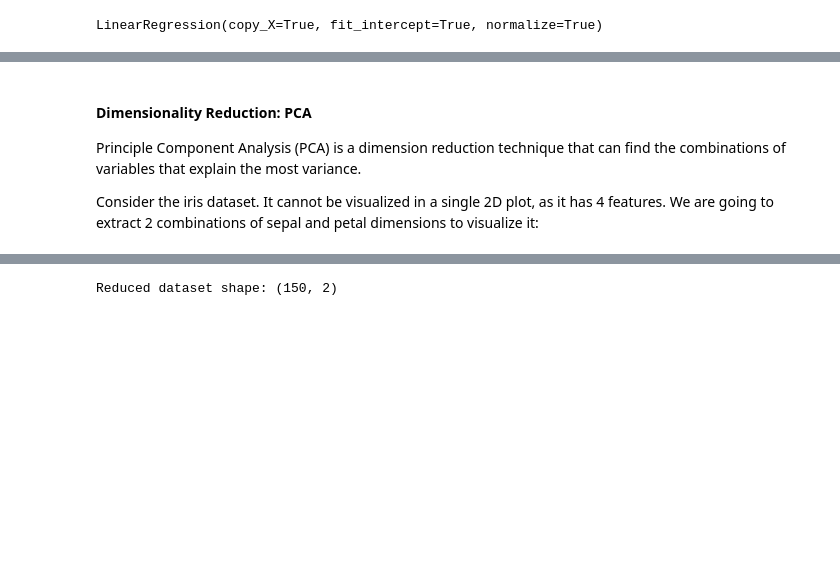
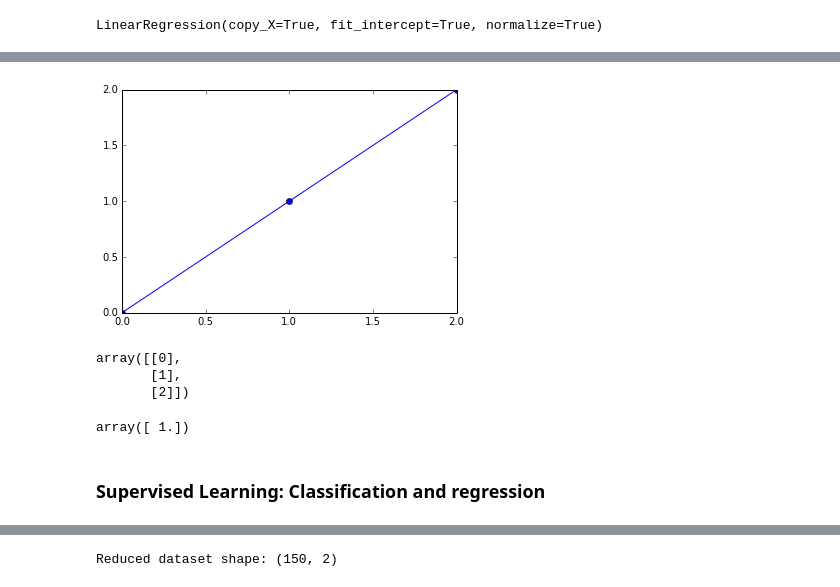
Before and after one commit to jakevdp/sklearn_pycon2014, a Jupyter notebook: notebooks/03_basic_principles.ipynb, the cells around one changed output, grey strips where cells are left out. Drawn from its saved outputs; the diff is of its cells as text; code cells hidden in the pictures; blank space fills up the shorter version.

Commit message:
update basic principles

```diff
--- a/notebooks/03_basic_principles.ipynb
+++ b/notebooks/03_basic_principles.ipynb
@@ -379,8 +57,0 @@ The simplest possible regression is fitting a line to data:
-# %%
-# Create some simple data
-import numpy as np
-np.random.seed(0)
-X = np.random.random(size=(20, 1))
-y = 3 * X.squeeze() + 2 + 0.3 * np.random.normal(size=20)
-
-plt.plot(X.squeeze(), y, 'o')
@@ -429,6 +58,18 @@ framework.
-# %% [markdown]
-#### Dimensionality Reduction: PCA
-
-Principle Component Analysis (PCA) is a dimension reduction technique that can find the combinations of variables that explain the most variance.
-
-Consider the iris dataset. It cannot be visualized in a single 2D plot, as it has 4 features. We are going to extract 2 combinations of sepal and petal dimensions to visualize it:
+# %%
+plt.plot(x, y, marker='o');
+# %% [output]
+[figure, added]
+# %%
+X = x[:, np.newaxis] # The input data for sklearn is 2D: (samples == 3 x features == 1)
+X
+# %% [output]
+array([[0],
+       [1],
+       [2]])
+# %%
+model.fit(X, y)
+model.coef_
+# %% [output]
+array([ 1.])
+# %% [markdown]
+### Supervised Learning: Classification and regression
```
Also changed, not shown: parts of 108 cells of this notebook, 1 other file.
